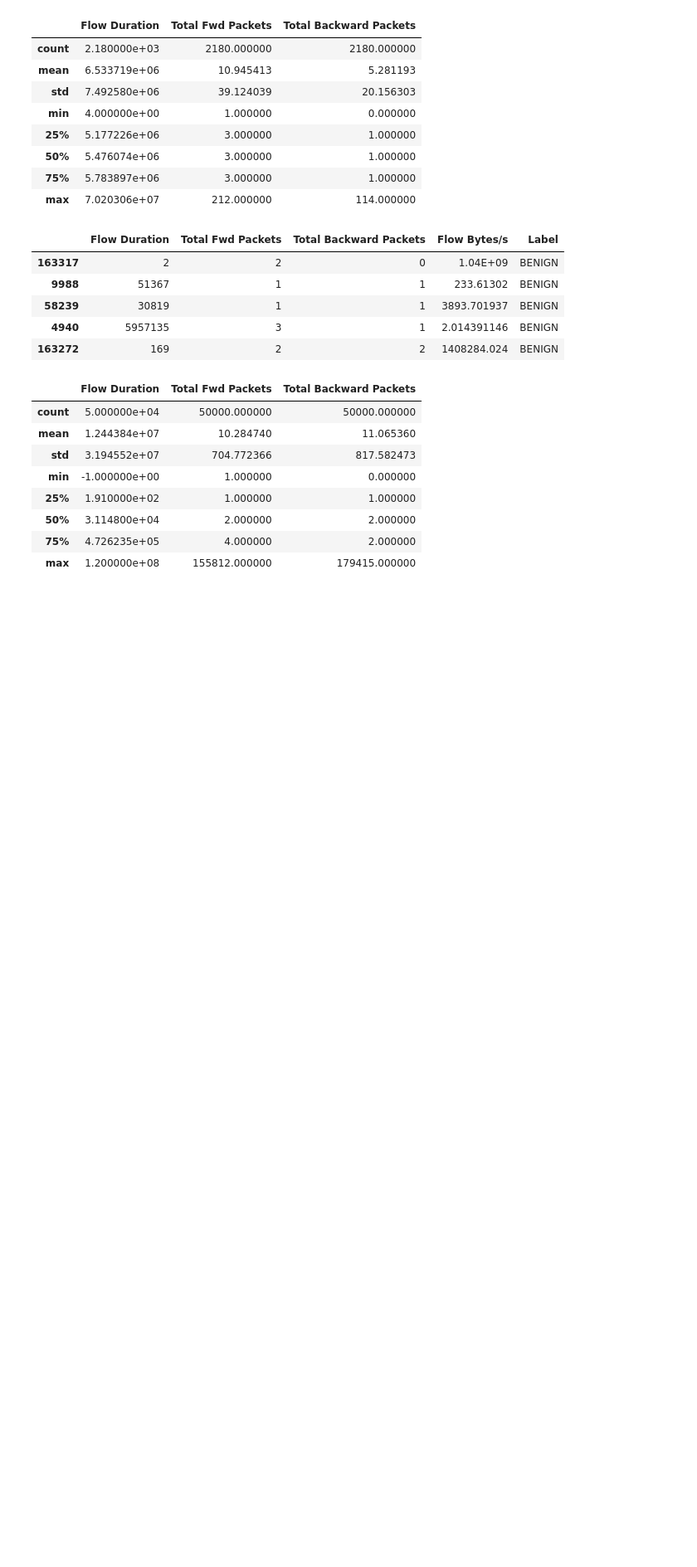
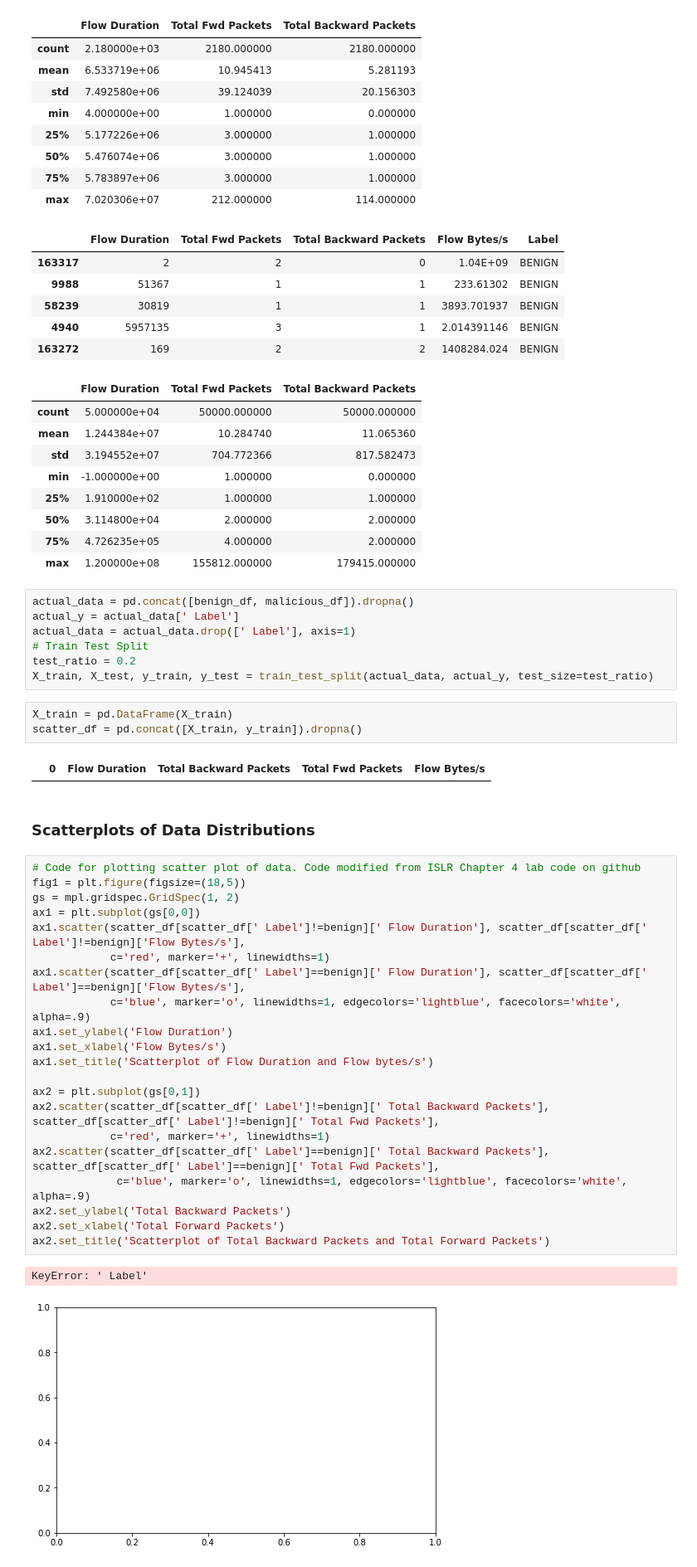
Before and after one commit to mwnewlin/AFIT, a Jupyter notebook: CSCE 623/project/code/NEWLIN_Project.ipynb, the cells around one changed output. Shown at 83% size. Cells and saved outputs as stored; diff of their text form; blank space fills up the shorter version.

```diff
--- a/CSCE 623/project/code/NEWLIN_Project.ipynb
+++ b/CSCE 623/project/code/NEWLIN_Project.ipynb
@@ -121,3 +123,41 @@ display(benign_df_reduced.describe())
 | 50% | 3.114800e+04 | 2.000000 | 2.000000 |
 | 75% | 4.726235e+05 | 4.000000 | 2.000000 |
 | max | 1.200000e+08 | 155812.000000 | 179415.000000 |
+# %%
+actual_data = pd.concat([benign_df, malicious_df]).dropna()
+actual_y = actual_data[' Label']
+actual_data = actual_data.drop([' Label'], axis=1)
+# Train Test Split
+test_ratio = 0.2
+X_train, X_test, y_train, y_test = train_test_split(actual_data, actual_y, test_size=test_ratio)
+# %%
+X_train = pd.DataFrame(X_train)
+scatter_df = pd.concat([X_train, y_train]).dropna()
+# %% [output]
+|  | 0 | Flow Duration | Total Backward Packets | Total Fwd Packets | Flow Bytes/s |
+# %% [markdown]
+### Scatterplots of Data Distributions
+# %%
+# Code for plotting scatter plot of data. Code modified from ISLR Chapter 4 lab code on github
+fig1 = plt.figure(figsize=(18,5))
+gs = mpl.gridspec.GridSpec(1, 2)
+ax1 = plt.subplot(gs[0,0])
+ax1.scatter(scatter_df[scatter_df[' Label']!=benign][' Flow Duration'], scatter_df[scatter_df[' Label']!=benign]['Flow Bytes/s'],
+            c='red', marker='+', linewidths=1)
+ax1.scatter(scatter_df[scatter_df[' Label']==benign][' Flow Duration'], scatter_df[scatter_df[' Label']==benign]['Flow Bytes/s'],
+            c='blue', marker='o', linewidths=1, edgecolors='lightblue', facecolors='white', alpha=.9)
+ax1.set_ylabel('Flow Duration')
+ax1.set_xlabel('Flow Bytes/s')
+ax1.set_title('Scatterplot of Flow Duration and Flow bytes/s')
+
+ax2 = plt.subplot(gs[0,1])
+ax2.scatter(scatter_df[scatter_df[' Label']!=benign][' Total Backward Packets'], scatter_df[scatter_df[' Label']!=benign][' Total Fwd Packets'],
+            c='red', marker='+', linewidths=1)
+ax2.scatter(scatter_df[scatter_df[' Label']==benign][' Total Backward Packets'], scatter_df[scatter_df[' Label']==benign][' Total Fwd Packets'],
+             c='blue', marker='o', linewidths=1, edgecolors='lightblue', facecolors='white', alpha=.9)
+ax2.set_ylabel('Total Backward Packets')
+ax2.set_xlabel('Total Forward Packets')
+ax2.set_title('Scatterplot of Total Backward Packets and Total Forward Packets')
+# %% [output]
+KeyError: ' Label'
+[figure, added]
```
Also changed, not shown: parts of 1 cell of this notebook, 1 other file.
